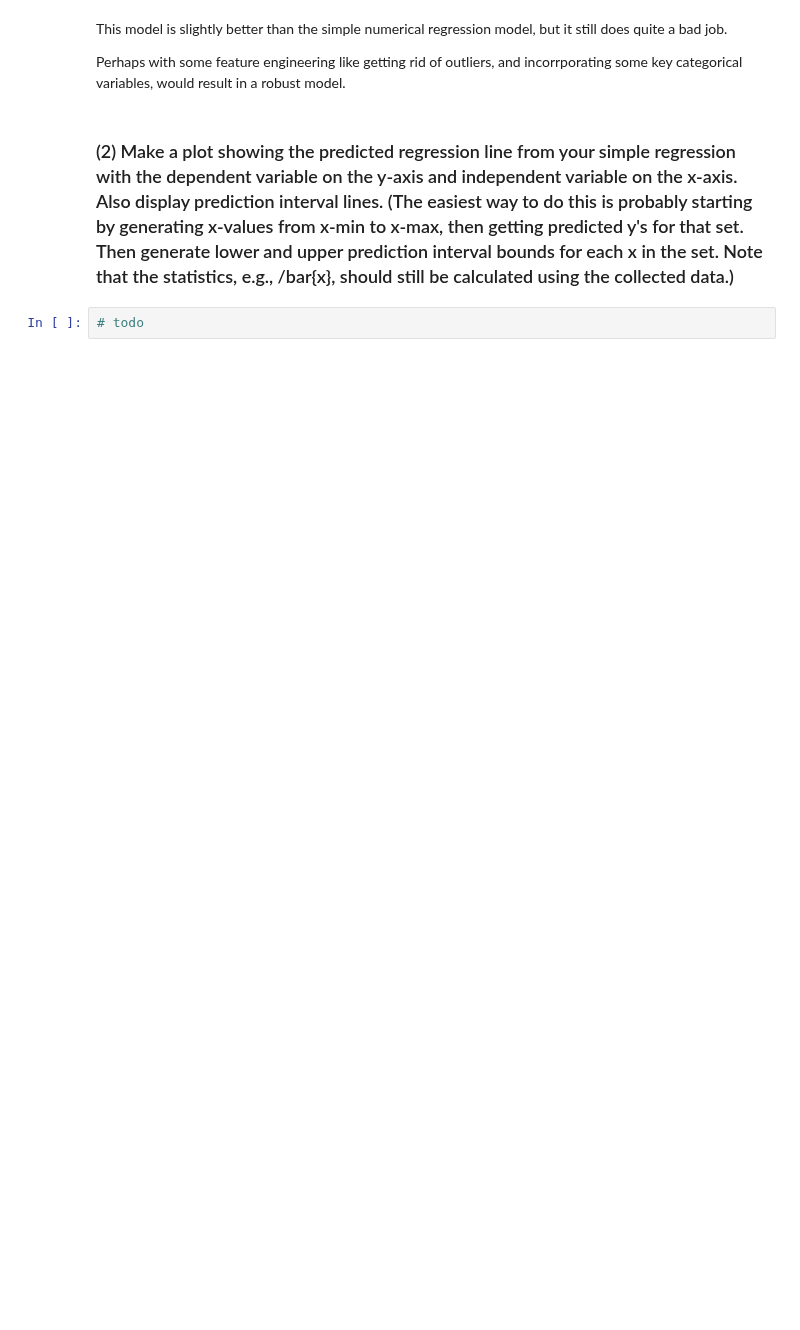
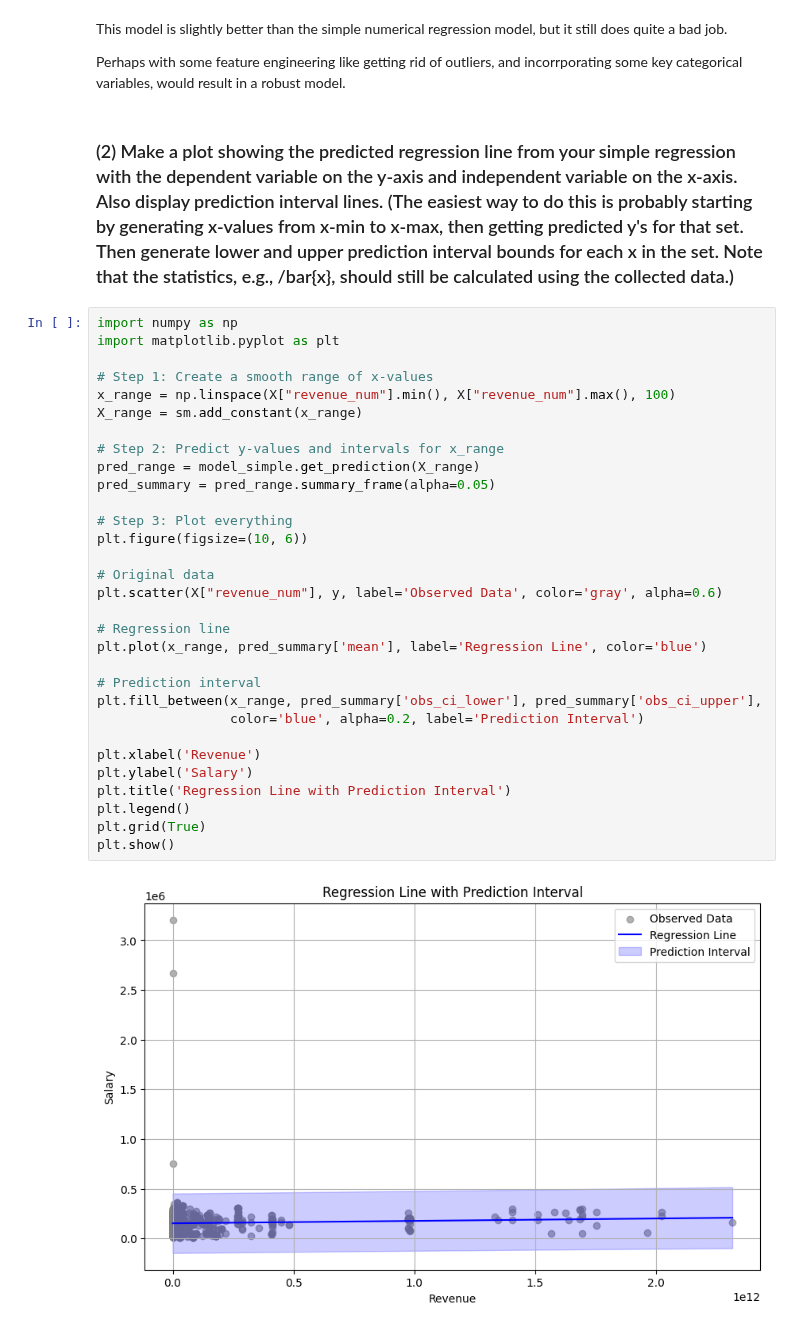
Before and after one commit to IanTaiAhn/econ6550, a Jupyter notebook: colab_assignments/Google_Colab_Assignment_8.ipynb, the cells around one changed output. Cells and saved outputs as stored; diff of their text form; blank space fills up the shorter version.

```diff
--- a/colab_assignments/Google_Colab_Assignment_8.ipynb
+++ b/colab_assignments/Google_Colab_Assignment_8.ipynb
@@ -631,4 +648,35 @@ plt.show()
 # %% [markdown]
 <h3>(2) Make a plot showing the predicted regression line from your simple regression with the dependent variable on the y-axis and independent variable on the x-axis. Also display prediction interval lines. (The easiest way to do this is probably starting by generating x-values from x-min to x-max, then getting predicted y's for that set. Then generate lower and upper prediction interval bounds for each x in the set. Note that the statistics, e.g., /bar{x}, should still be calculated using the collected data.)</h3>
 # %%
-# todo
+import numpy as np
+import matplotlib.pyplot as plt
+
+# Step 1: Create a smooth range of x-values
+x_range = np.linspace(X["revenue_num"].min(), X["revenue_num"].max(), 100)
+X_range = sm.add_constant(x_range)
+
+# Step 2: Predict y-values and intervals for x_range
+pred_range = model_simple.get_prediction(X_range)
+pred_summary = pred_range.summary_frame(alpha=0.05)
+
+# Step 3: Plot everything
+plt.figure(figsize=(10, 6))
+
+# Original data
+plt.scatter(X["revenue_num"], y, label='Observed Data', color='gray', alpha=0.6)
+
+# Regression line
+plt.plot(x_range, pred_summary['mean'], label='Regression Line', color='blue')
+
+# Prediction interval
+plt.fill_between(x_range, pred_summary['obs_ci_lower'], pred_summary['obs_ci_upper'],
+                 color='blue', alpha=0.2, label='Prediction Interval')
+
+plt.xlabel('Revenue')
+plt.ylabel('Salary')
+plt.title('Regression Line with Prediction Interval')
+plt.legend()
+plt.grid(True)
+plt.show()
+# %% [output]
+[figure, added]
```
Also changed, not shown: parts of 8 cells of this notebook.
